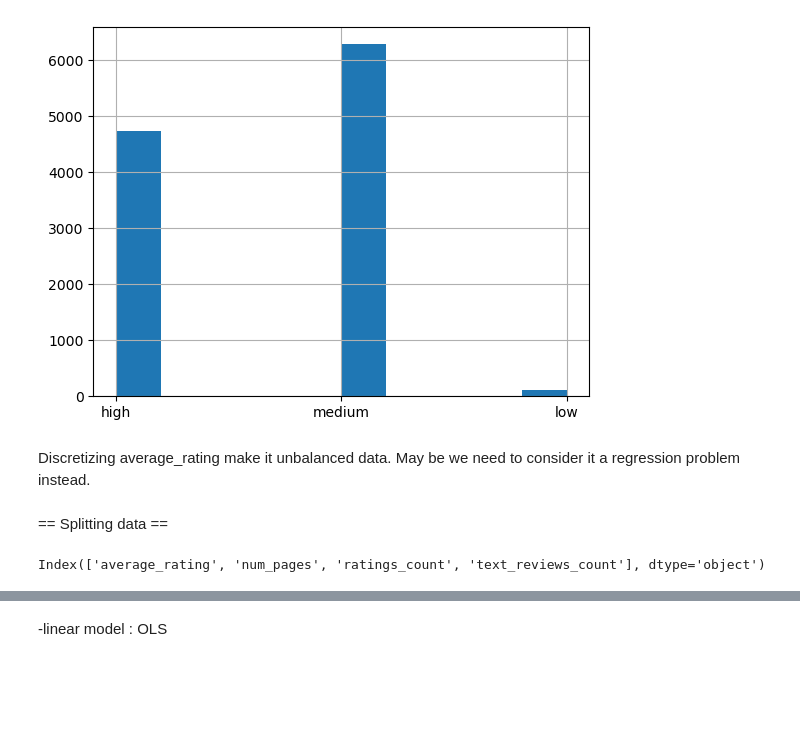
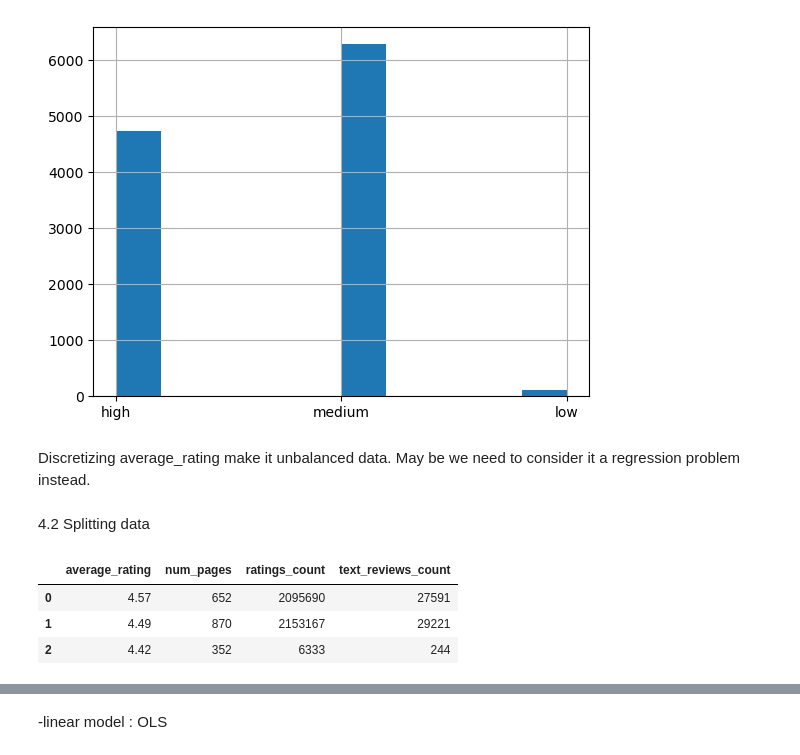
Before and after one commit to phenixMaster/books_rating_project_python_main, a Jupyter notebook: Python_labs_project.ipynb, the cells around one changed output, grey strips where cells are left out. Drawn from its saved outputs; the diff is of its cells as text; code cells hidden in the pictures; blank space fills up the shorter version.

```diff
--- a/Python_labs_project.ipynb
+++ b/Python_labs_project.ipynb
@@ -372,6 +386,16 @@ df1.av_cat.hist()
 # %% [markdown]
 Discretizing average_rating  make it unbalanced data.   May be we need to consider it a regression problem instead.
 # %% [markdown]
-== Splitting data ==
+4.2 Splitting data
 # %%
-df1 = df[['average_rating','num_pages', 'ratings_count', 'text_reviews_count']]
+# selecting numerical features
+df1 = (df.select_dtypes(include = "number")
+.drop(["bookID","isbn13"],axis = 1)
+)
+# %%
+df1.head(3)
+# %% [output]
+|  | average_rating | num_pages | ratings_count | text_reviews_count |
+| 0 | 4.57 | 652 | 2095690 | 27591 |
+| 1 | 4.49 | 870 | 2153167 | 29221 |
+| 2 | 4.42 | 352 | 6333 | 244 |
@@ -381,10 +409,6 @@ train0,test = train_test_split(df1, test_size= 20,random_state=42)
 # %%
 # split train0 in train and valid
 train,valid = train_test_split(train0,test_size=40,random_state=42)
-# %%
-df1.columns
-# %% [output]
-Index(['average_rating', 'num_pages', 'ratings_count', 'text_reviews_count'], dtype='object')
 # %%
 # subsetting
 # train0
```
Also changed, not shown: parts of 48 cells of this notebook, 1 other file.
